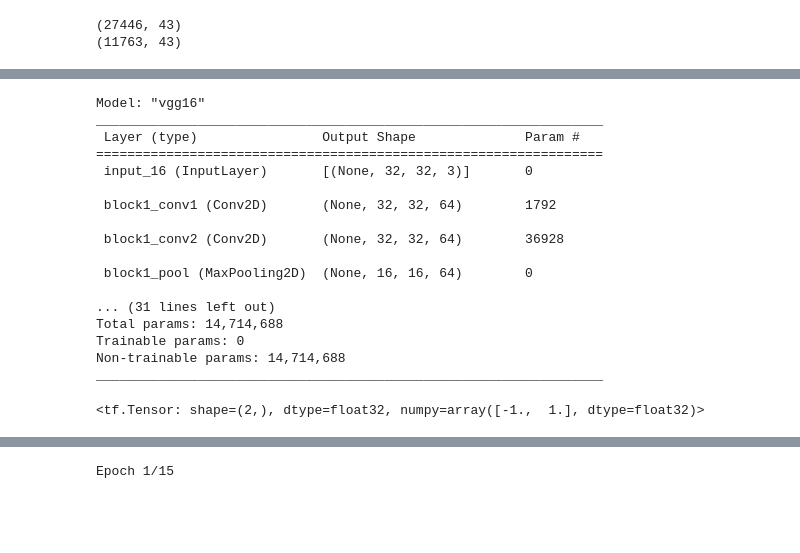
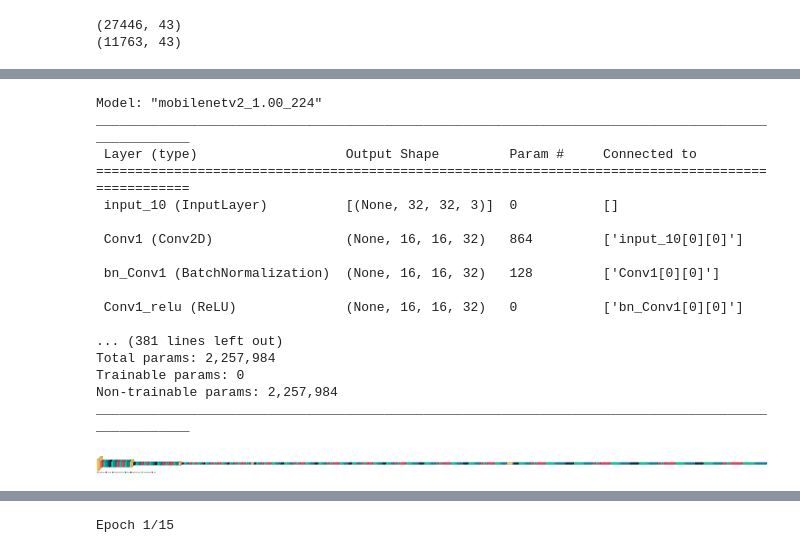
Before and after one commit to AzeglioZHAW/ProjectKI, a Jupyter notebook: TransferLearning.ipynb, the cells around one changed output, grey strips where cells are left out. Cells and saved outputs as stored; diff of their text form; code cells hidden in the pictures; blank space fills up the shorter version.

```diff
--- a/TransferLearning.ipynb
+++ b/TransferLearning.ipynb
@@ -155,8 +155,8 @@ print(y_valid.shape)
 # %%
 IMG_SHAPE = (32, 32, 3)
 # %%
-# Create the base model from the pre-trained model VGG16
-base_model = tf.keras.applications.VGG16(input_shape=IMG_SHAPE,
+# Create the base model from the pre-trained model
+base_model = tf.keras.applications.MobileNetV2(input_shape=IMG_SHAPE,
 
                                                # include_top=True :Includes the fully connected layers for predictions
                                                include_top=False,
@@ -171,27 +173,31 @@ base_model.trainable = False
 # Let's take a look at the base model architecture
 base_model.summary()
 # %% [output]
-Model: "vgg16"
-_________________________________________________________________
- Layer (type)                Output Shape              Param #
-=================================================================
- input_16 (InputLayer)       [(None, 32, 32, 3)]       0
+Model: "mobilenetv2_1.00_224"
+__________________________________________________________________________________________________
+ Layer (type)                   Output Shape         Param #     Connected to
+==================================================================================================
+ input_10 (InputLayer)          [(None, 32, 32, 3)]  0           []
 
- block1_conv1 (Conv2D)       (None, 32, 32, 64)        1792
+ Conv1 (Conv2D)                 (None, 16, 16, 32)   864         ['input_10[0][0]']
 
- block1_conv2 (Conv2D)       (None, 32, 32, 64)        36928
+ bn_Conv1 (BatchNormalization)  (None, 16, 16, 32)   128         ['Conv1[0][0]']
 
- block1_pool (MaxPooling2D)  (None, 16, 16, 64)        0
+ Conv1_relu (ReLU)              (None, 16, 16, 32)   0           ['bn_Conv1[0][0]']
 
-... (31 lines left out)
-Total params: 14,714,688
+... (381 lines left out)
+Total params: 2,257,984
 Trainable params: 0
-Non-trainable params: 14,714,688
-_________________________________________________________________
+Non-trainable params: 2,257,984
+__________________________________________________________________________________________________
-# %%
-rescale = tf.keras.layers.Rescaling(1./127.5, offset=-1)
-
-# example
-rescale(np.asarray([0, 255]))
-# %% [output]
-<tf.Tensor: shape=(2,), dtype=float32, numpy=array([-1.,  1.], dtype=float32)>
+# %%
+def model():
+    base_model
+    return base_model
+# %%
+model1=model()
+import visualkeras
+from PIL import ImageFont
+visualkeras.layered_view(model1, legend=True)
+# %% [output]
+[figure, added]
```
Also changed, not shown: parts of 14 cells of this notebook, 1 other file.
